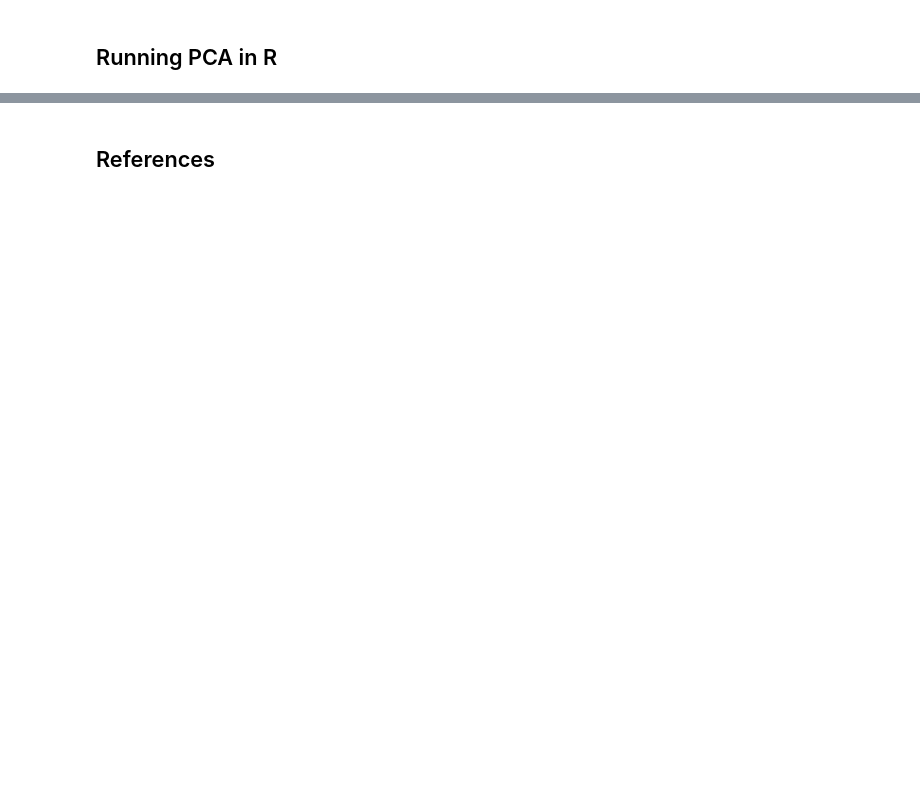
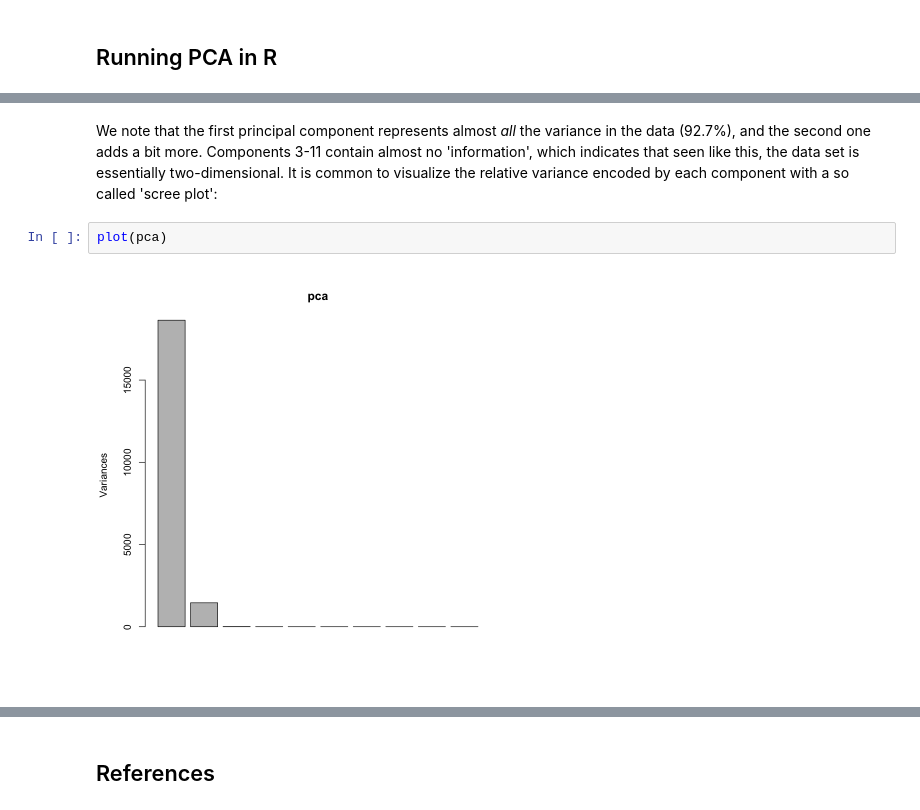
Before and after one commit to fmicompbio/PCA_intro2020, a Jupyter notebook: pca-intro.ipynb, the cells around one changed output, grey strips where cells are left out. Drawn from its saved outputs; the diff is of its cells as text; blank space fills up the shorter version.

```diff
--- a/pca-intro.ipynb
+++ b/pca-intro.ipynb
@@ -256,0 +358,6 @@ Cumulative Proportion  0.98626 0.9933 0.99800 1.0000
+# %% [markdown]
+We note that the first principal component represents almost _all_ the variance in the data (92.7%), and the second one adds a bit more. Components 3-11 contain almost no 'information', which indicates that seen like this, the data set is essentially two-dimensional. It is common to visualize the relative variance encoded by each component with a so called 'scree plot':
+# %%
+plot(pca)
+# %% [output]
+[figure, added]
```
Also changed, not shown: parts of 43 cells of this notebook.
